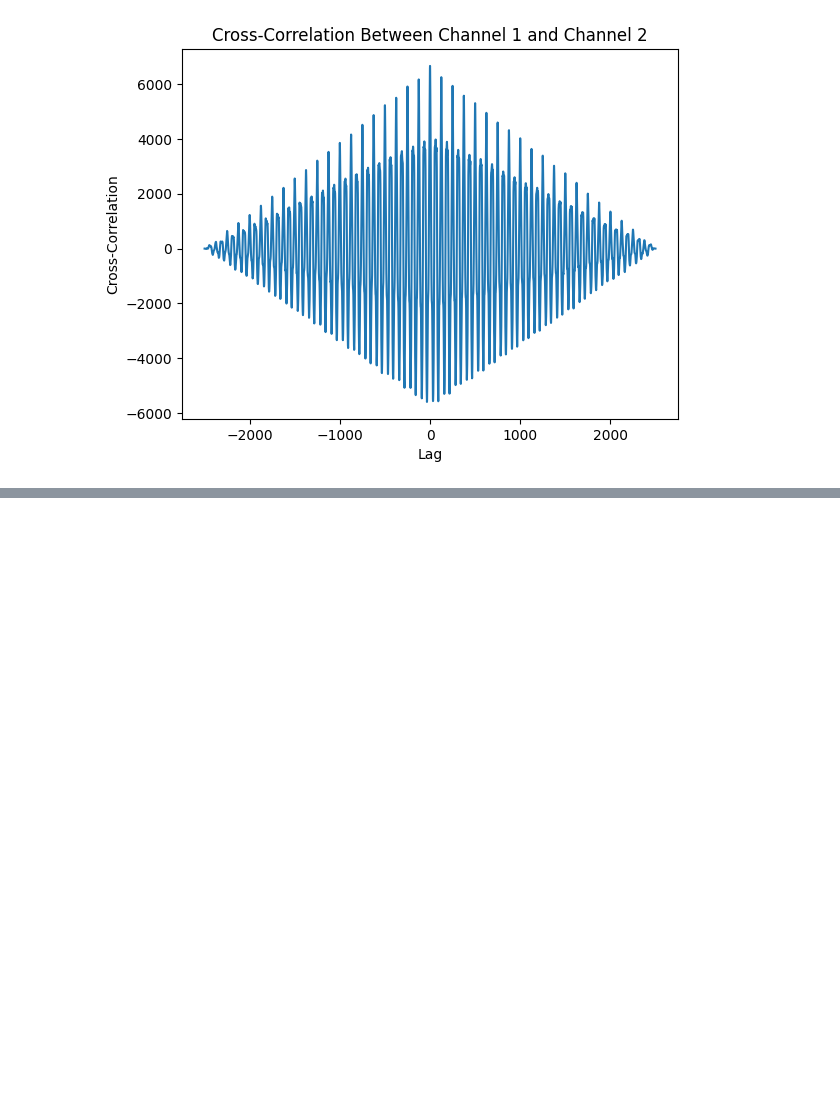
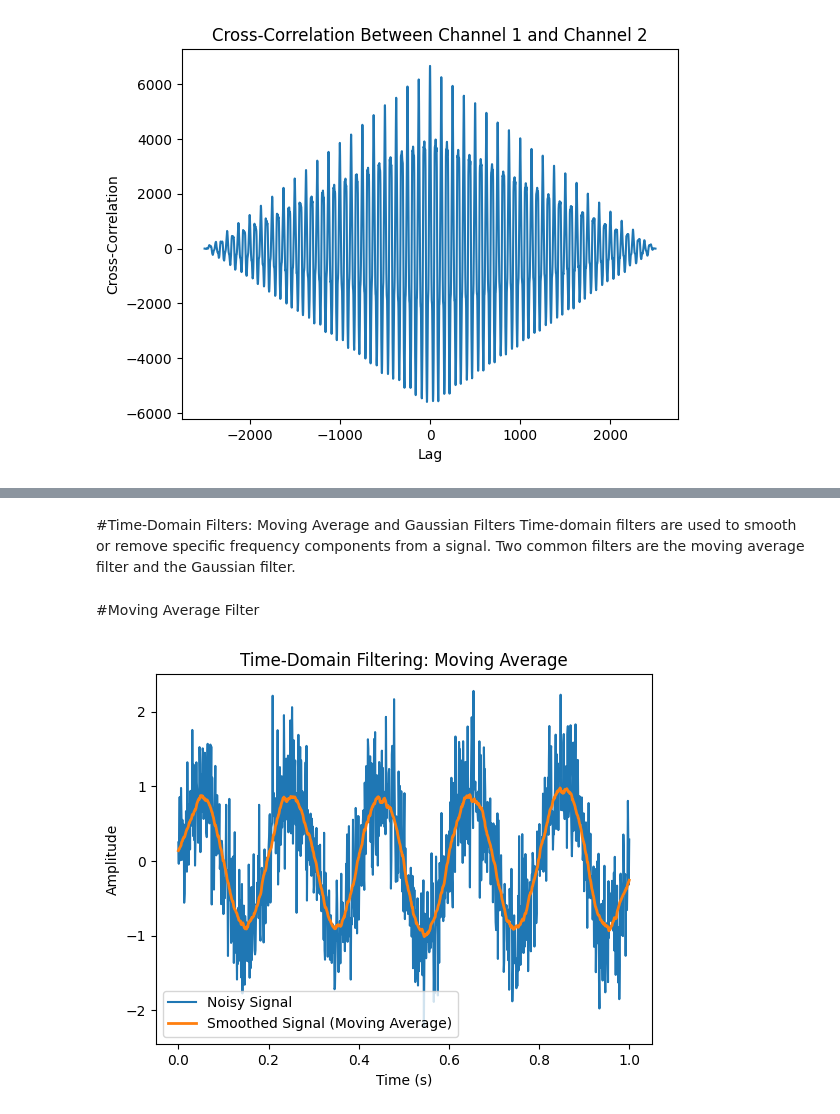
Before and after one commit to vinkrishna/ExpandingSenses, a Jupyter notebook: Chapter3.ipynb, the cells around one changed output, grey strips where cells are left out. Saved outputs shown, nothing was run; the diff lists cells and outputs as text; code cells hidden in the pictures; blank space fills up the shorter version.

```diff
--- a/Chapter3.ipynb
+++ b/Chapter3.ipynb
@@ -271,0 +308,21 @@ plt.show()
+# %% [markdown]
+#Time-Domain Filters: Moving Average and Gaussian Filters
+Time-domain filters are used to smooth or remove specific frequency components from a signal. Two common filters are the moving average filter and the Gaussian filter.
+# %% [markdown]
+#Moving Average Filter
+# %%
+def moving_average(signal, window_size):
+    return np.convolve(signal, np.ones(window_size) / window_size, mode='same')
+
+window_size = 50
+smoothed_signal = moving_average(noisy_signal, window_size)
+
+plt.plot(t, noisy_signal, label='Noisy Signal')
+plt.plot(t, smoothed_signal, label='Smoothed Signal (Moving Average)', linewidth=2)
+plt.xlabel('Time (s)')
+plt.ylabel('Amplitude')
+plt.legend()
+plt.title('Time-Domain Filtering: Moving Average')
+plt.show()
+# %% [output]
+[figure, added]
```
Also changed, not shown: parts of 11 cells of this notebook.
